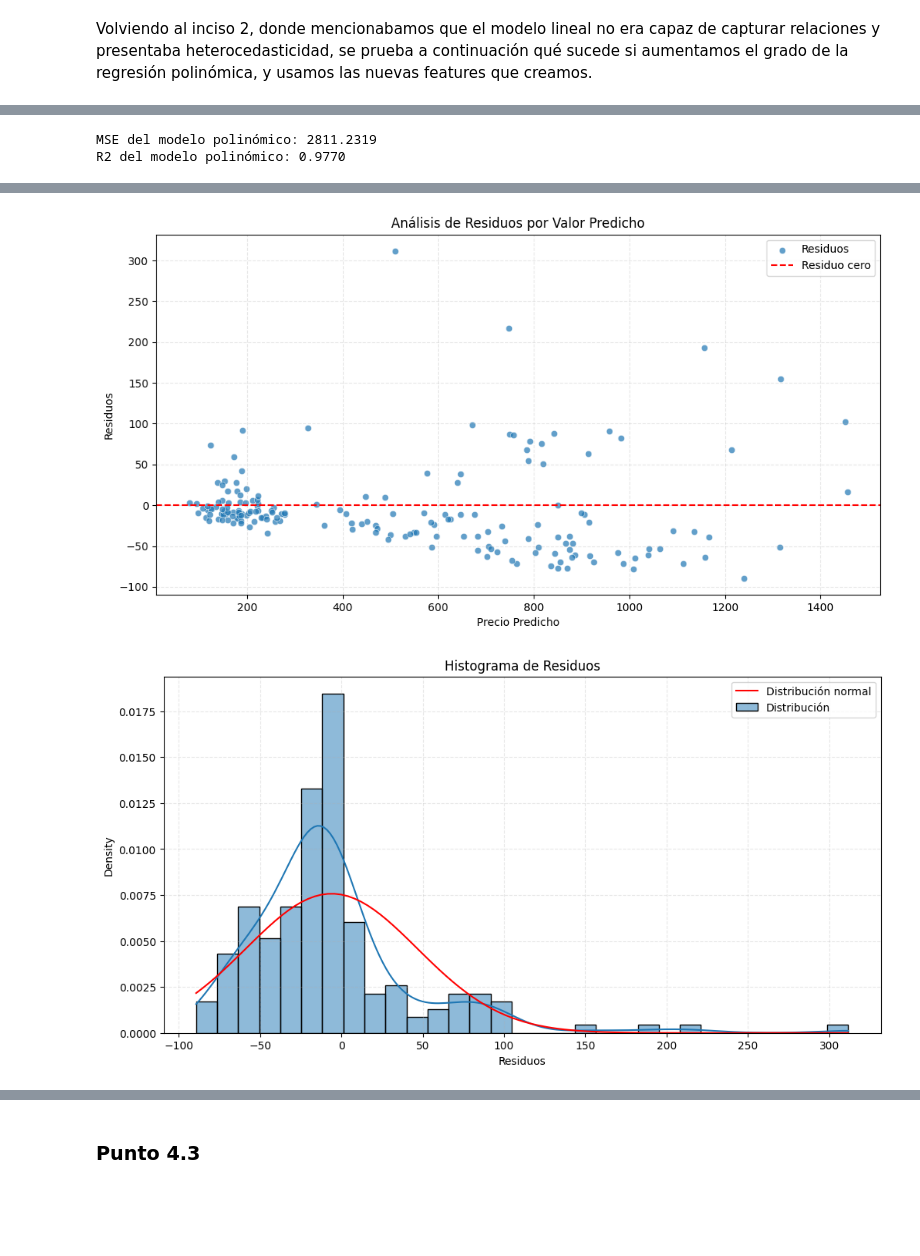
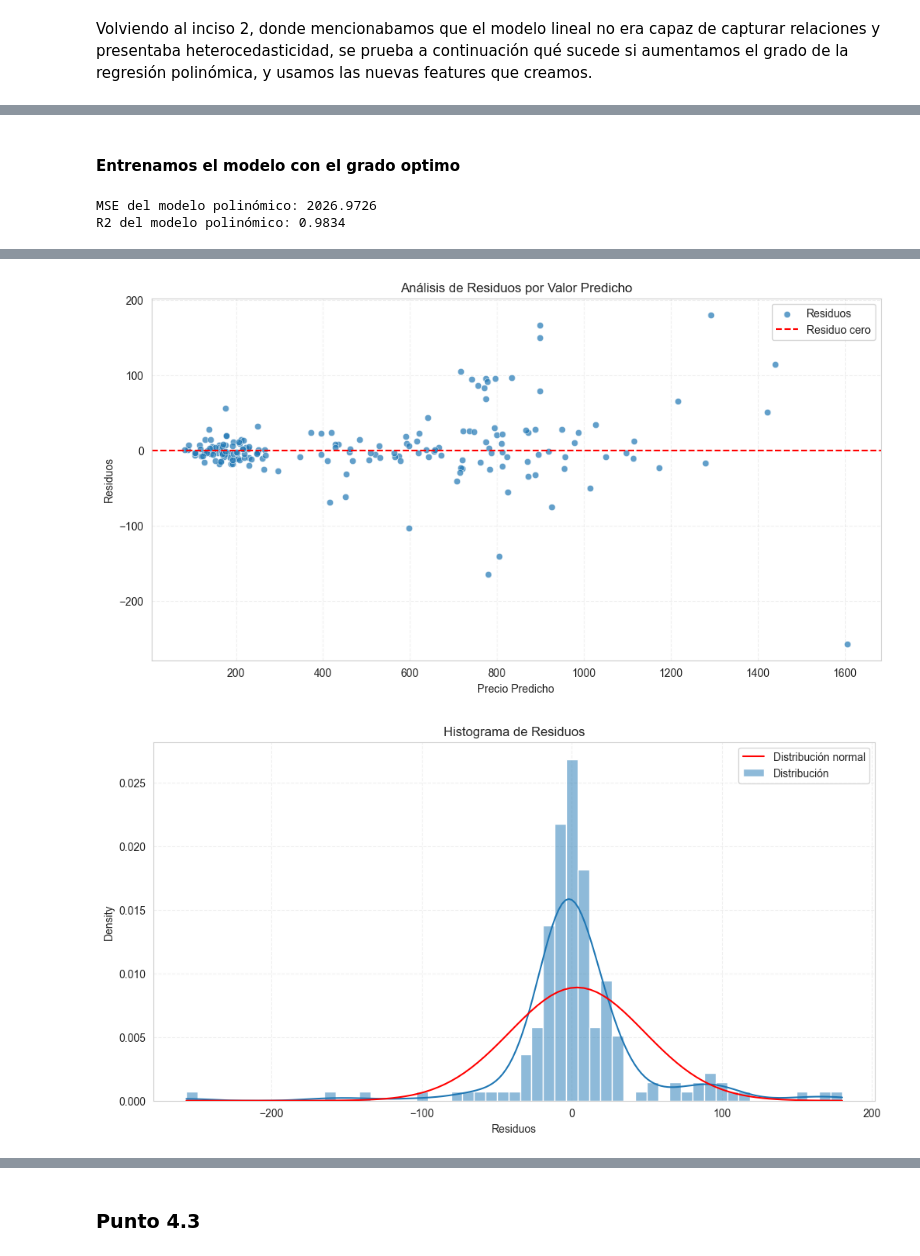
Before and after one commit to frizynn/tp1-machine-learning, a Jupyter notebook: src/Entrega_Tp1.ipynb, the cells around one changed output, grey strips where cells are left out. Drawn from its saved outputs; the diff is of its cells as text; code cells hidden in the pictures; blank space fills up the shorter version.

Commit message:
Refactor data preprocessing and model evaluation functions; add distance to cluster center in CSV; update execution counts in Jupyter notebook; enhance metric calculations and visualization functions.

```diff
--- a/src/Entrega_Tp1.ipynb
+++ b/src/Entrega_Tp1.ipynb
@@ -826,0 +793,28 @@ Volviendo al inciso 2, donde mencionabamos que el modelo lineal no era capaz de
+# %%
+from utils.data import cross_validate_lambda
+from models.regression.polynomial_regressor import PolynomialRegressor
+
+
+df_optimal_degree = pd.read_csv(r"../data/processed/casas_dev_eng_mean_impute.csv")
+
+X_optimal_degree = df_optimal_degree.drop('price', axis=1)
+y_optimal_degree = df_optimal_degree['price']
+
+degrees = np.arange(1, 11, dtype=int)
+
+
+optimal_degree, best_cv_error, cv_error_scores = cross_validate_lambda(
+    X_optimal_degree, y_optimal_degree,
+    degrees,
+    PolynomialRegressor,
+    n_splits=5,
+    method='pseudo_inverse',
+    variable='degree',
+    normalize=True,
+    random_state=12,
+    transform_target=np.log,
+    inv_transform_pred=np.exp,
+    metrics=[mse_score, r2_score]
+)
+
+OPTIMAL_DEGREE = optimal_degree['mse']
@@ -827,42 +843,41 @@ Volviendo al inciso 2, donde mencionabamos que el modelo lineal no era capaz de
+# %% [markdown]
+#### Entrenamos el modelo con el grado optimo
 # %%
-from models.regression.polynomial_regressor import PolynomialRegressor
 
-POLYNOMIAL_DEGREE = 3
-
-results_polynomial = train_and_evaluate_model(
+results_polynomial_optimal_degree = train_and_evaluate_model(
     data_path=r"../data/processed/casas_dev_eng_mean_impute.csv",
     target_column="price",
     test_size=0.20,
     random_state=12,
-    model_class=PolynomialRegressor.change_degree(POLYNOMIAL_DEGREE),
+    model_class=PolynomialRegressor.change_degree(OPTIMAL_DEGREE),
     transform_target=np.log,
+    normalize_features=True,
     inv_transform_pred=np.exp,
-    normalize_features=True,
     fit_params={'method': 'pseudo_inverse'},
     metrics=[mse_score, r2_score],
     verbose=False
 )
 
+mse_polynomial_optimal_degree = results_polynomial_optimal_degree["mse"]
+r2_polynomial_optimal_degree = results_polynomial_optimal_degree["r2"]
 
-mse_polynomial = results_polynomial["mse"]
-r2_polynomial = results_polynomial["r2"]
+print(f"MSE del modelo polinómico: {mse_polynomial_optimal_degree:.4f}")
+print(f"R2 del modelo polinómico: {r2_polynomial_optimal_degree:.4f}")
 
+model_polynomial_optimal_degree = results_polynomial_optimal_degree["model"]
 
-print(f"MSE del modelo polinómico: {mse_polynomial:.4f}")
-print(f"R2 del modelo polinómico: {r2_polynomial:.4f}")
-
-model_polynomial = results_polynomial["model"]
+normalization_params_optimal_degree = results_polynomial_optimal_degree['normalization_params']
 # %% [output]
-MSE del modelo polinómico: 2811.2319
-R2 del modelo polinómico: 0.9770
+MSE del modelo polinómico: 2026.9726
+R2 del modelo polinómico: 0.9834
 # %%
 figures_engineering = visualize_regression_results(
-    results_polynomial['y_test'],
-    results_polynomial['y_pred_test'],
+    results_polynomial_optimal_degree['y_test'],
+    results_polynomial_optimal_degree['y_pred_test'],
     transform_func=np.exp,
     fig_size=(12, 6),
     titles=custom_titles,
     show_figures=True,
-    fit_degree=POLYNOMIAL_DEGREE
+    fit_degree=OPTIMAL_DEGREE
 )
 # %% [output]
@@ -870,2 +885,2 @@ figures_engineering = visualize_regression_results(
-[figure, old version]
+[figure, new version]
-[figure, old version]
+[figure, new version]
```
Also changed, not shown: parts of 44 cells of this notebook, 5 other files.
